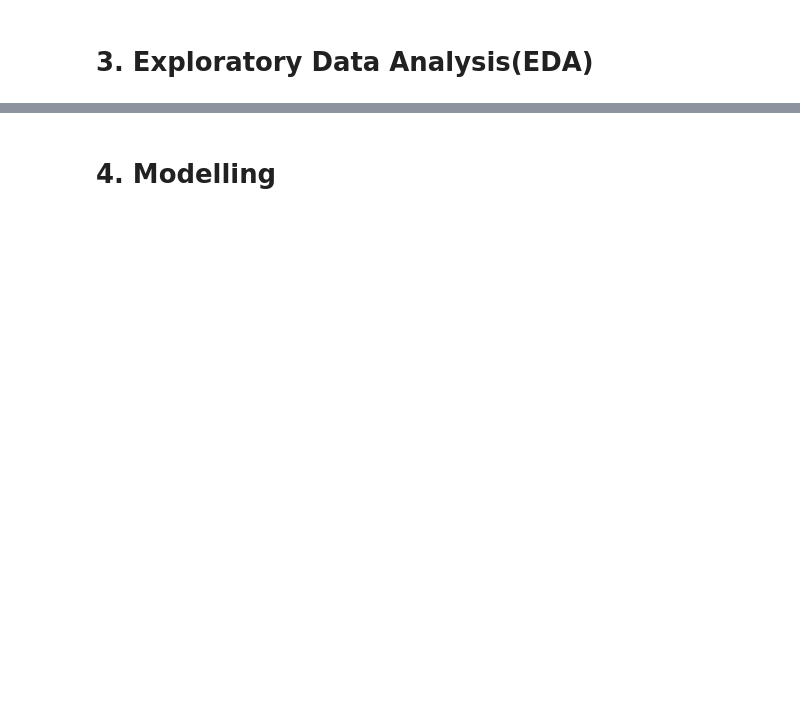
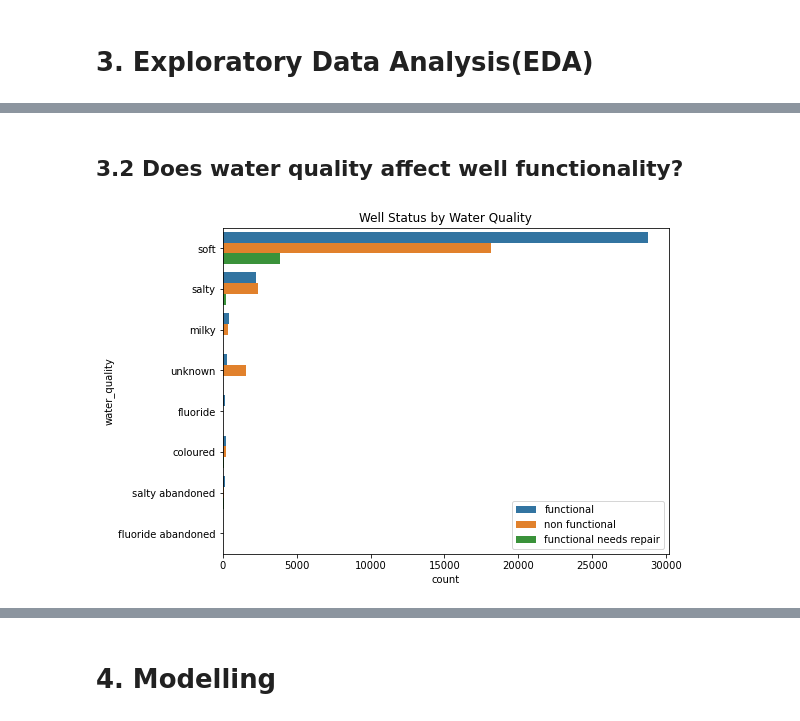
Before and after one commit to Mercy-Njambi/Tanzania-Water-Pump-Status, a Jupyter notebook: Tanzania Water Pump Status Modelling.ipynb, the cells around one changed output, grey strips where cells are left out. Drawn from its saved outputs; the diff is of its cells as text; code cells hidden in the pictures; blank space fills up the shorter version.

```diff
--- a/Tanzania Water Pump Status Modelling.ipynb
+++ b/Tanzania Water Pump Status Modelling.ipynb
@@ -229,0 +692,15 @@ ERROR: Command errored out with exit status 1: python setup.py egg_info Check th
+# %% [markdown]
+## 3.2 Does water quality affect well functionality?
+# %%
+# plotting water quality
+
+fig, ax = plt.subplots(figsize = (8,6))
+
+sns.countplot(data = df, y = 'water_quality', hue = 'status_group', orient = 'h')
+
+ax.set_title('Well Status by Water Quality')
+ax.legend(loc = 'lower right')
+
+plt.savefig('Images/Well status by Water Quality');
+# %% [output]
+[figure, added]
```
Also changed, not shown: parts of 97 cells of this notebook.
